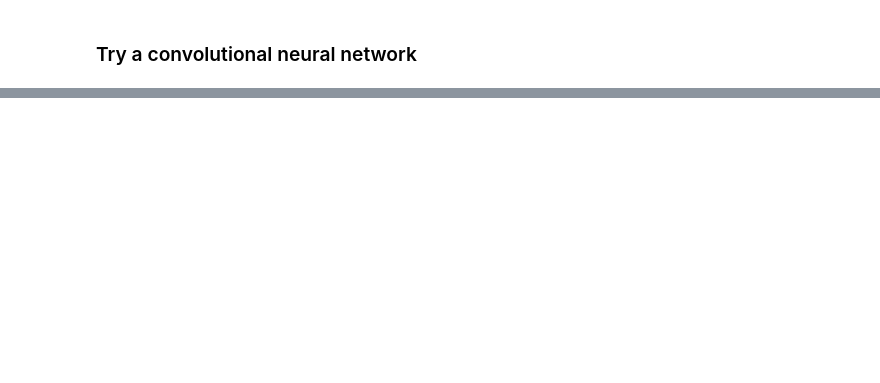
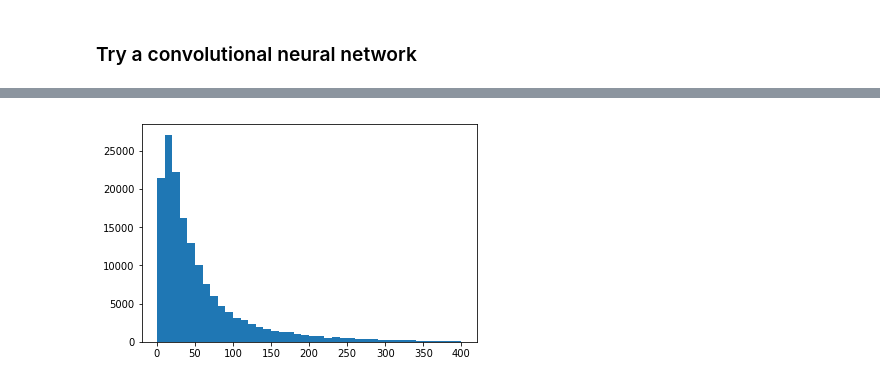
Before and after one commit to schumanzhang/toxic_comment_classification, a Jupyter notebook: notebooks/toxic_comment_deep_learning.ipynb, the cells around one changed output, grey strips where cells are left out. Drawn from its saved outputs; the diff is of its cells as text; code cells hidden in the pictures; blank space fills up the shorter version.

```diff
--- a/notebooks/toxic_comment_deep_learning.ipynb
+++ b/notebooks/toxic_comment_deep_learning.ipynb
@@ -582,0 +500,13 @@ Epoch 8/8
+# %%
+from keras.layers import Dense, Input, LSTM, Embedding, Dropout, Activation
+from keras.layers import Bidirectional, GlobalMaxPool1D
+from keras.models import Model
+from keras import initializers, regularizers, constraints, optimizers, layers
+
+list_classes = ["toxic", "severe_toxic", "obscene", "threat", "insult", "identity_hate"]
+
+list_labels = raw_data[list_classes].values
+list_docs = raw_data["comment_text"]
+
+print(list_labels[:2])
+print(list_docs[:2])
@@ -582,0 +519,7 @@ Epoch 8/8
+# %%
+max_features = 20000
+tokenizer = Tokenizer(num_words=max_features)
+tokenizer.fit_on_texts(list(list_docs))
+list_tokenized_docs = tokenizer.texts_to_sequences(list_docs)
+
+print(list_tokenized_docs[:2])
@@ -582,0 +552,7 @@ Epoch 8/8
+# %%
+# Have a look at the distribution of number of words in each doc
+totalNumWords = [len(one_comment) for one_comment in list_tokenized_docs]
+plt.hist(totalNumWords, bins = np.arange(0,410,10))
+plt.show()
+# %% [output]
+[figure, added]
```
Also changed, not shown: parts of 39 cells of this notebook, 6 other files.
